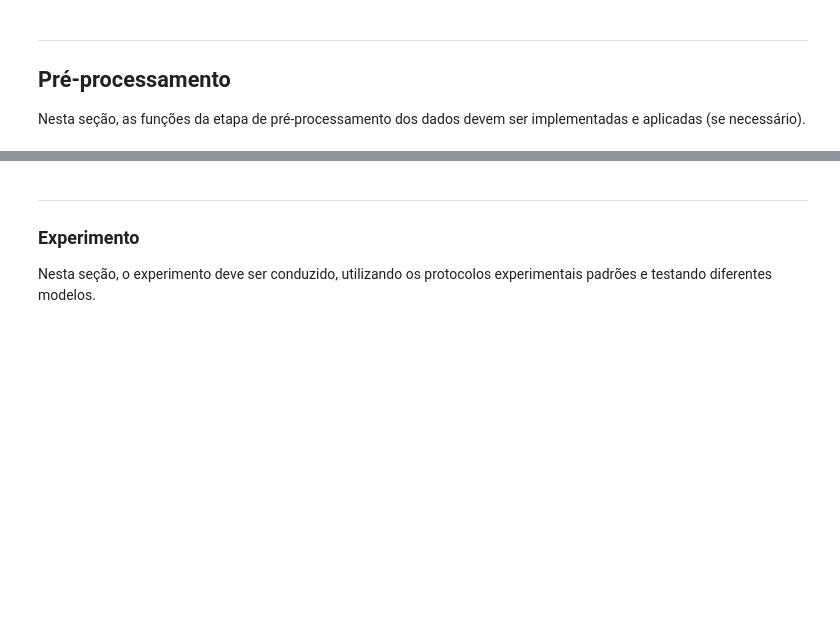
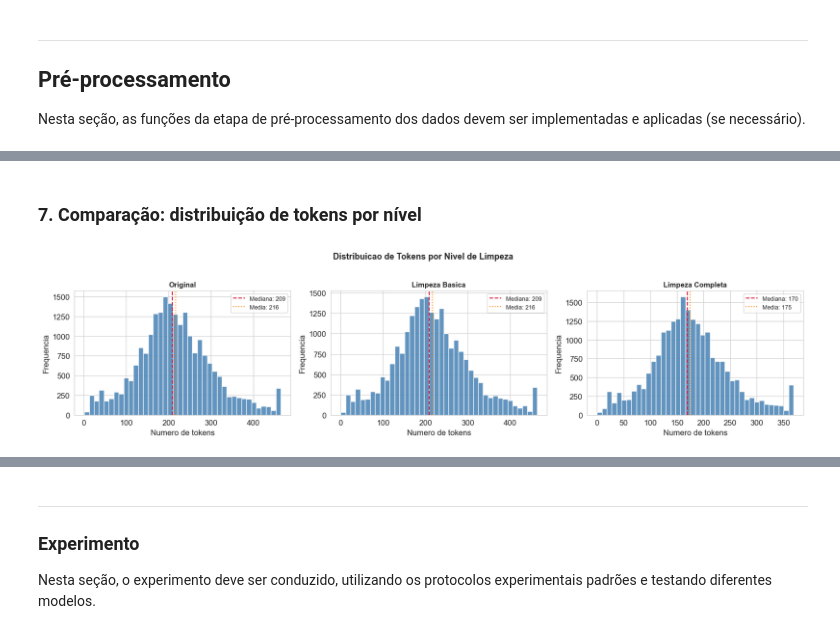
Before and after one commit to GBraga29/ProjetoPLN, a Jupyter notebook: implementacao/main.ipynb, the cells around one changed output, grey strips where cells are left out. Drawn from its saved outputs; the diff is of its cells as text; code cells hidden in the pictures; blank space fills up the shorter version.

```diff
--- a/implementacao/main.ipynb
+++ b/implementacao/main.ipynb
@@ -393,0 +406,18 @@ Nesta seção, as funções da etapa de pré-processamento dos dados devem ser i
+# %%
+import matplotlib.pyplot as plt
+import seaborn as sns
+from scripts import analise_exploratoria as ae
+#from scripts import preprocessamento as pp
+from scripts import preprocess2 as pp
+
+plt.rcParams['figure.figsize'] = (12, 5)
+plt.rcParams['font.size'] = 12
+sns.set_style('whitegrid')
+
+train_df, test_df, sample_submission = ae.carregar_dados(
+    '../dados/train.csv', '../dados/test.csv', '../dados/sample_submission.csv'
+)
+train_valid = ae.filtrar_categorias_validas(train_df)
+
+print(f'Treino (válido) : {len(train_valid):,} amostras')
+print(f'Teste           : {len(test_df):,} amostras')
@@ -393,0 +468,7 @@ Nesta seção, as funções da etapa de pré-processamento dos dados devem ser i
+# %%
+train_basico = pp.preprocessar(train_valid, nivel='basica')
+test_basico  = pp.preprocessar(test_df,     nivel='basica')
+
+# Verificação
+print('Exemplo (treino):')
+print(' ', train_basico['Body_basica'].iloc[0][:300])
@@ -393,0 +494,7 @@ Nesta seção, as funções da etapa de pré-processamento dos dados devem ser i
+# %%
+train_completo = pp.preprocessar(train_valid, nivel='completa')
+test_completo  = pp.preprocessar(test_df,     nivel='completa')
+
+# Verificação
+print('Exemplo (treino):')
+print(' ', train_completo['Body_completa'].iloc[0][:300])
@@ -393,0 +520,9 @@ Nesta seção, as funções da etapa de pré-processamento dos dados devem ser i
+# %%
+import pandas as pd
+
+df_comp = train_valid[['Id', 'Category', 'Body']].copy()
+df_comp['Body_basica']    = train_basico['Body_basica']
+df_comp['Body_completa']  = train_completo['Body_completa']
+
+print('Colunas disponíveis:', df_comp.columns.tolist())
+df_comp.head(2)
@@ -393,0 +534,6 @@ Nesta seção, as funções da etapa de pré-processamento dos dados devem ser i
+# %% [markdown]
+### 7. Comparação: distribuição de tokens por nível
+# %%
+pp.plotar_tokens(df_comp)
+# %% [output]
+[figure, added]
```
Also changed, not shown: parts of 24 cells of this notebook, 5 other files.
